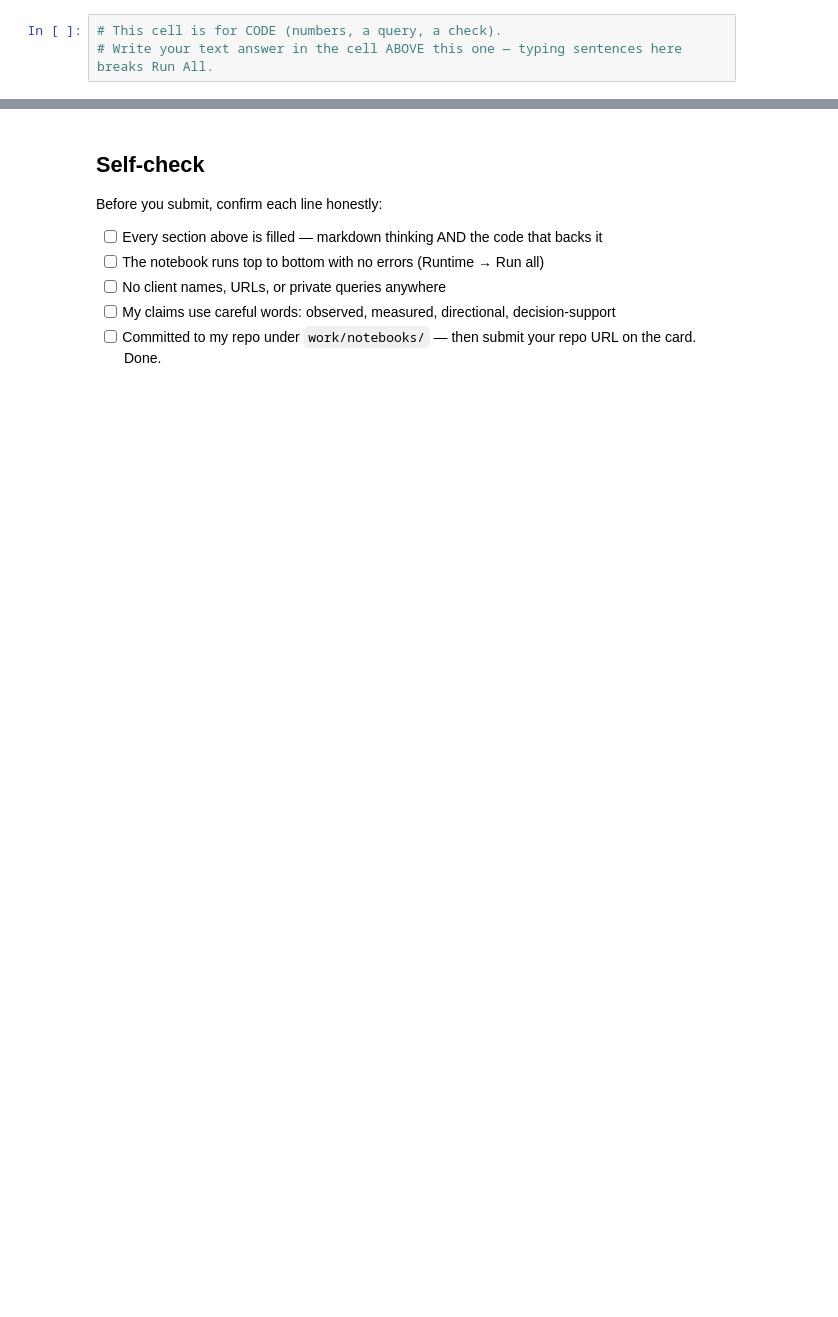
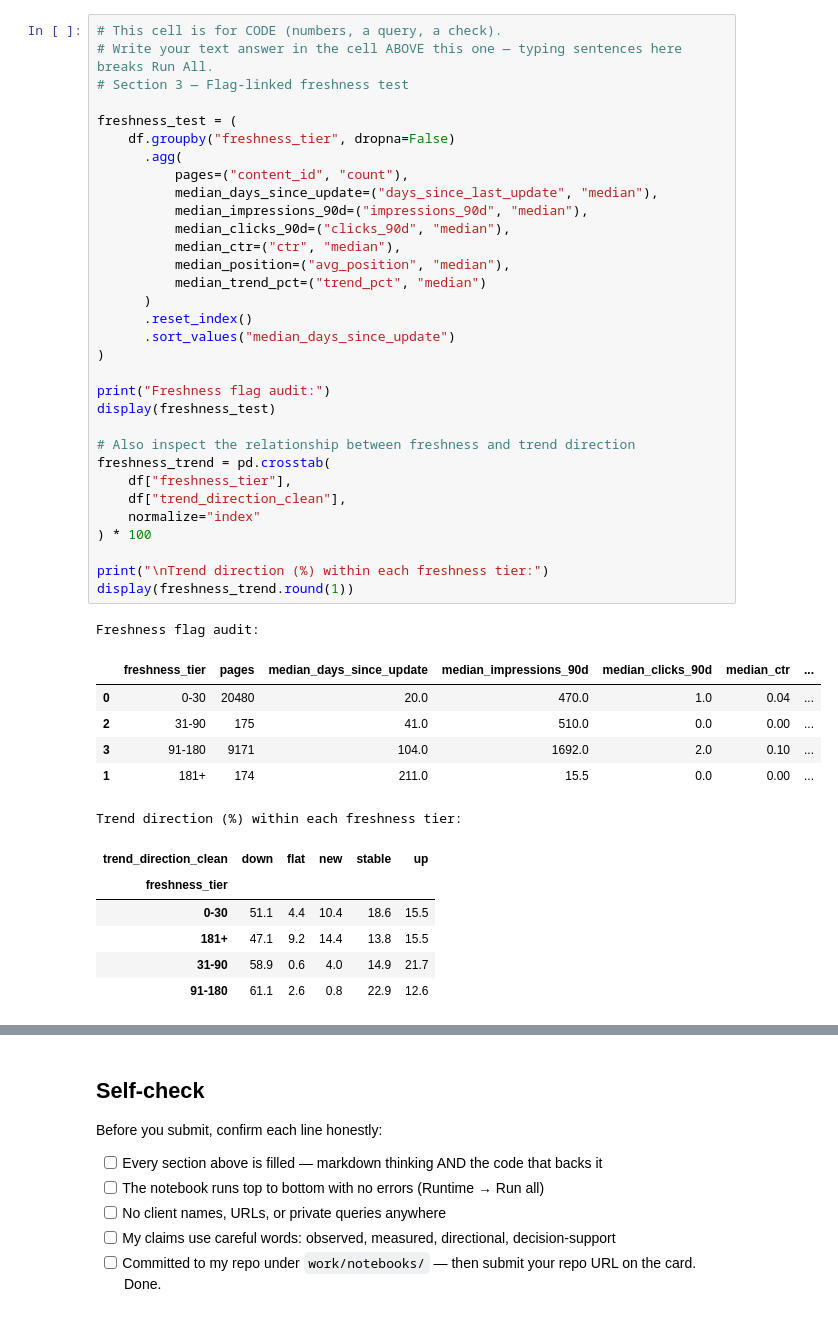
Before and after one commit to QuratulainAzhar22/flyrank-ml-work, a Jupyter notebook: work/notebooks/w04_signal_audit.ipynb, the cells around one changed output, grey strips where cells are left out. Drawn from its saved outputs; the diff is of its cells as text; blank space fills up the shorter version.

```diff
--- a/work/notebooks/w04_signal_audit.ipynb
+++ b/work/notebooks/w04_signal_audit.ipynb
@@ -27,6 +257,49 @@ This skeleton is yours to fill. Work the sections **in order** — each one has
 # %%
 # This cell is for CODE (numbers, a query, a check).
 # Write your text answer in the cell ABOVE this one — typing sentences here breaks Run All.
+# Section 3 — Flag-linked freshness test
+
+freshness_test = (
+    df.groupby("freshness_tier", dropna=False)
+      .agg(
+          pages=("content_id", "count"),
+          median_days_since_update=("days_since_last_update", "median"),
+          median_impressions_90d=("impressions_90d", "median"),
+          median_clicks_90d=("clicks_90d", "median"),
+          median_ctr=("ctr", "median"),
+          median_position=("avg_position", "median"),
+          median_trend_pct=("trend_pct", "median")
+      )
+      .reset_index()
+      .sort_values("median_days_since_update")
+)
+
+print("Freshness flag audit:")
+display(freshness_test)
+
+# Also inspect the relationship between freshness and trend direction
+freshness_trend = pd.crosstab(
+    df["freshness_tier"],
+    df["trend_direction_clean"],
+    normalize="index"
+) * 100
+
+print("\nTrend direction (%) within each freshness tier:")
+display(freshness_trend.round(1))
+# %% [output]
+Freshness flag audit:
+|  | freshness_tier | pages | median_days_since_update | median_impressions_90d | median_clicks_90d | median_ctr | ... |
+| 0 | 0-30 | 20480 | 20.0 | 470.0 | 1.0 | 0.04 | ... |
+| 2 | 31-90 | 175 | 41.0 | 510.0 | 0.0 | 0.00 | ... |
+| 3 | 91-180 | 9171 | 104.0 | 1692.0 | 2.0 | 0.10 | ... |
+| 1 | 181+ | 174 | 211.0 | 15.5 | 0.0 | 0.00 | ... |
+Trend direction (%) within each freshness tier:
+| trend_direction_clean | down | flat | new | stable | up |
+| freshness_tier |  |  |  |  |  |
+| 0-30 | 51.1 | 4.4 | 10.4 | 18.6 | 15.5 |
+| 181+ | 47.1 | 9.2 | 14.4 | 13.8 | 15.5 |
+| 31-90 | 58.9 | 0.6 | 4.0 | 14.9 | 21.7 |
+| 91-180 | 61.1 | 2.6 | 0.8 | 22.9 | 12.6 |
 # %% [markdown]
 ## 4. What this means in practice
 
```
Also changed, not shown: parts of 8 cells of this notebook.
